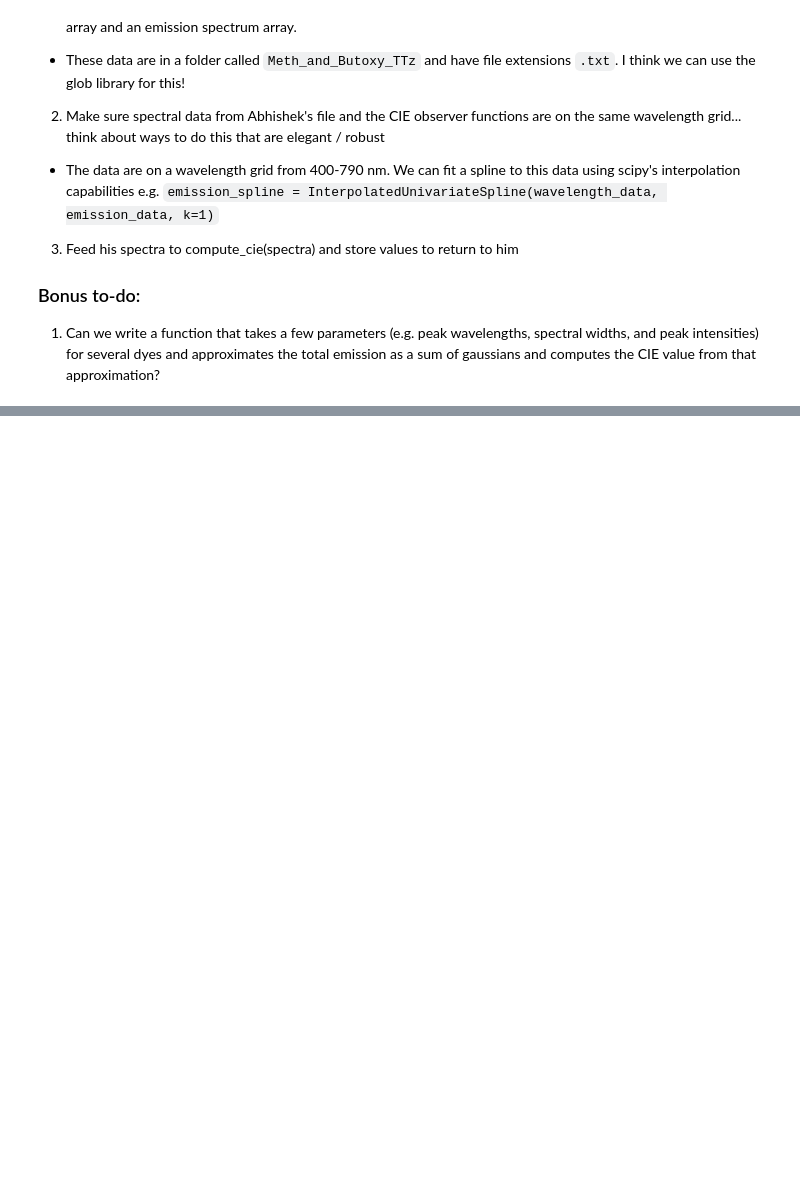
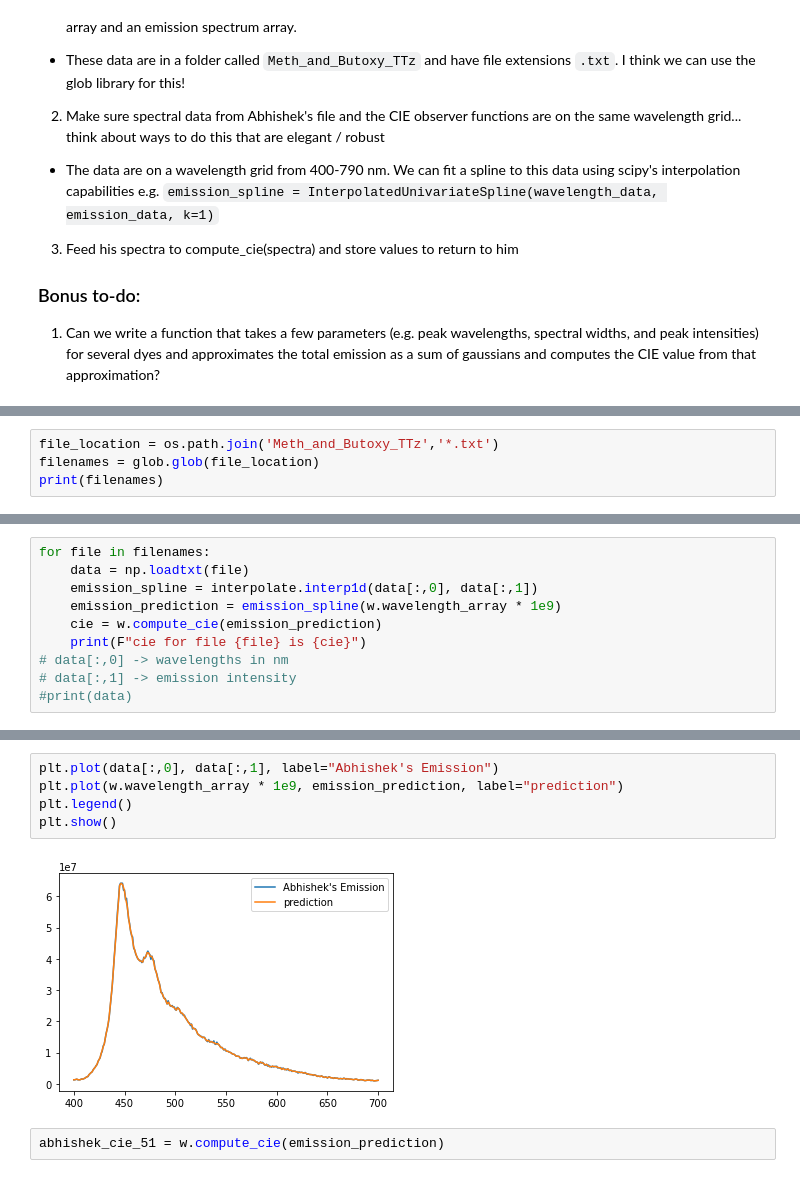
Before and after one commit to FoleyLab/wptherml, a Jupyter notebook: examples/CIE_Example.ipynb, the cells around one changed output, grey strips where cells are left out. Cells and saved outputs as stored; diff of their text form; blank space fills up the shorter version.

Commit message:
got CIE data!

```diff
--- a/examples/CIE_Example.ipynb
+++ b/examples/CIE_Example.ipynb
@@ -176,0 +181,4 @@ plt.show()
+# %%
+file_location = os.path.join('Meth_and_Butoxy_TTz','*.txt')
+filenames = glob.glob(file_location)
+print(filenames)
@@ -176,0 +187,10 @@ plt.show()
+# %%
+for file in filenames:
+    data = np.loadtxt(file)
+    emission_spline = interpolate.interp1d(data[:,0], data[:,1])
+    emission_prediction = emission_spline(w.wavelength_array * 1e9)
+    cie = w.compute_cie(emission_prediction)
+    print(F"cie for file {file} is {cie}")
+# data[:,0] -> wavelengths in nm
+# data[:,1] -> emission intensity
+#print(data)
@@ -176,0 +215,9 @@ plt.show()
+# %%
+plt.plot(data[:,0], data[:,1], label="Abhishek's Emission")
+plt.plot(w.wavelength_array * 1e9, emission_prediction, label="prediction")
+plt.legend()
+plt.show()
+# %% [output]
+[figure, added]
+# %%
+abhishek_cie_51 = w.compute_cie(emission_prediction)
```
Also changed, not shown: parts of 7 cells of this notebook.
